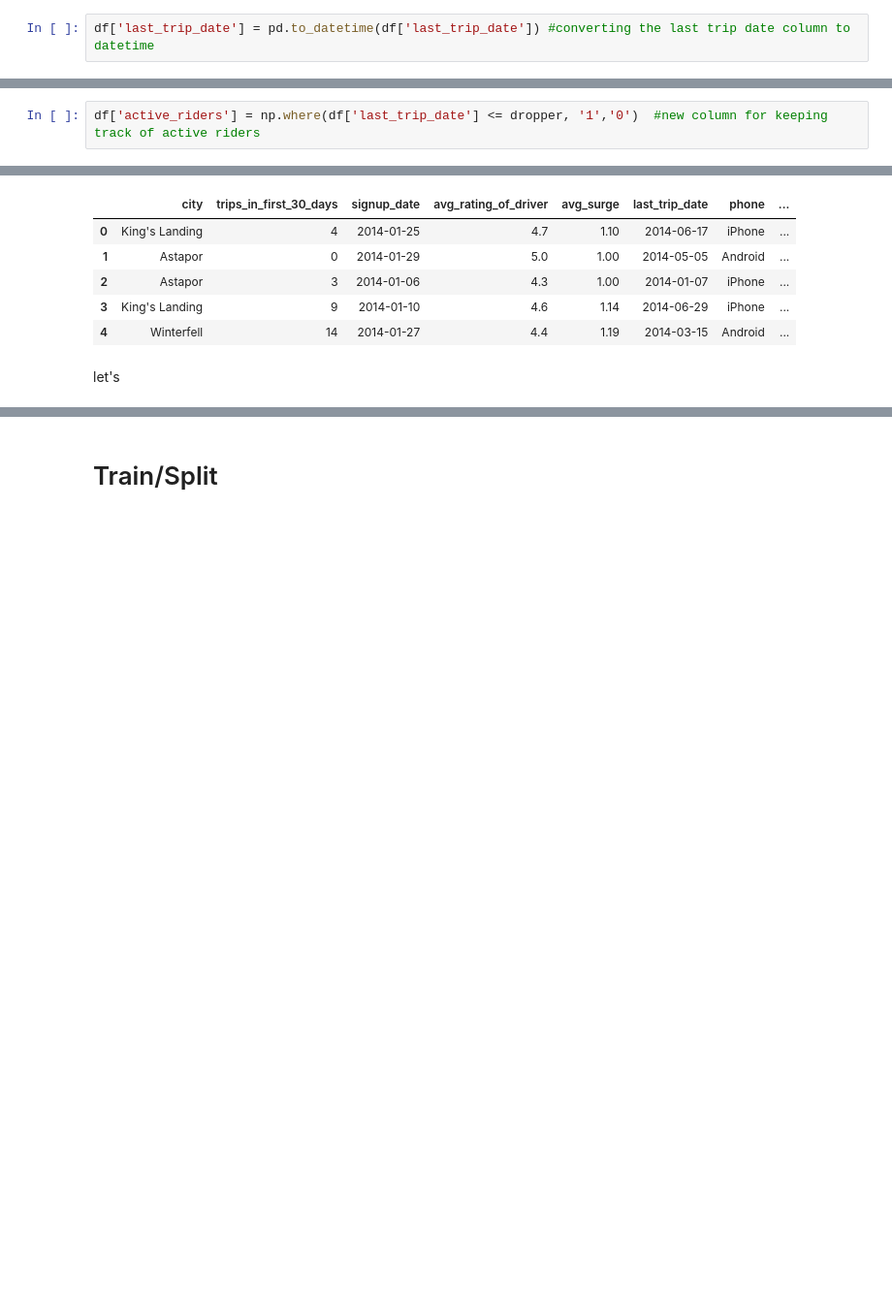
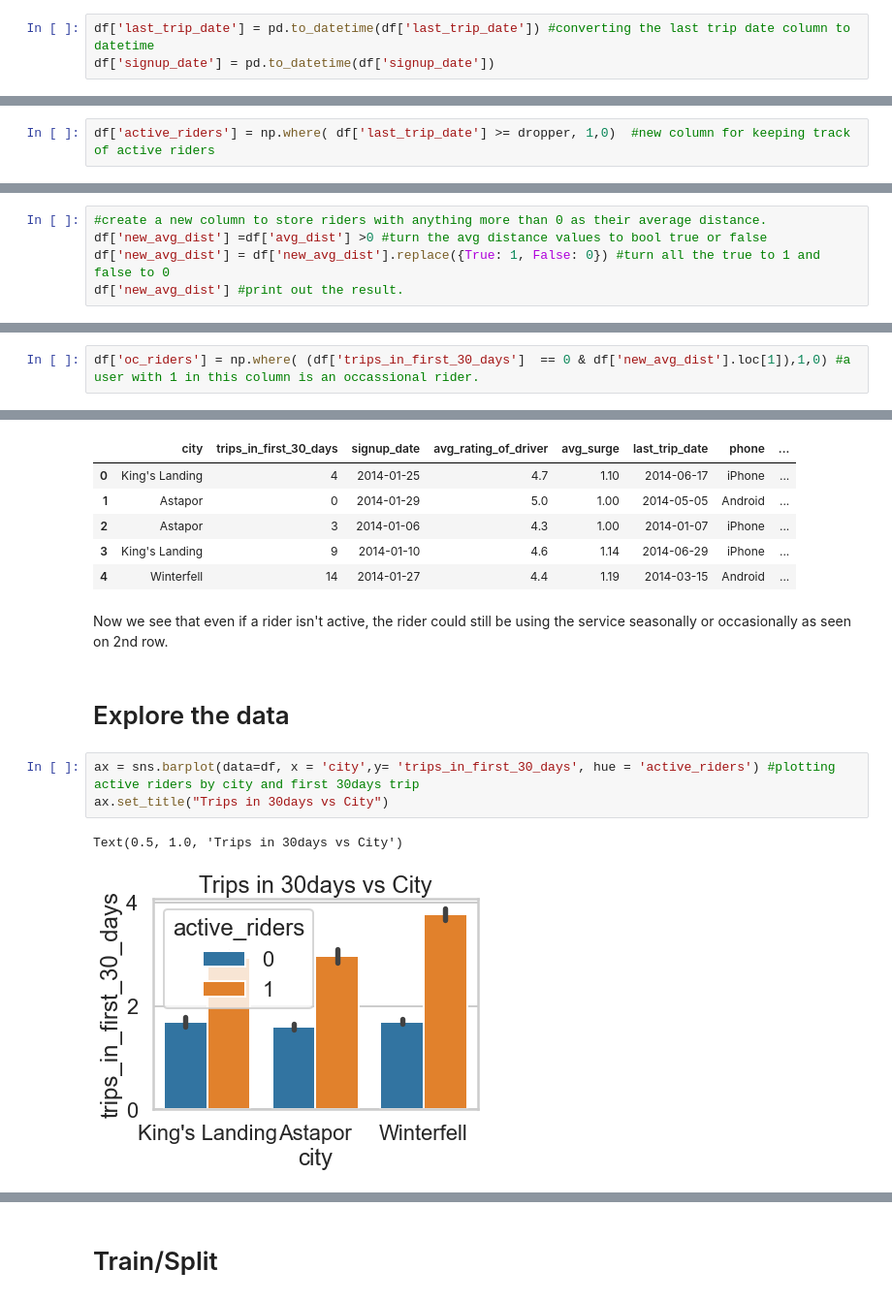
Before and after one commit to samokoye/Last-Springboard-Projects, a Jupyter notebook: ultimate_challenge/Ultimate Challenge Data Science.ipynb, the cells around one changed output, grey strips where cells are left out. Shown at 97% size. Cells and saved outputs as stored; diff of their text form; blank space fills up the shorter version.

```diff
--- a/ultimate_challenge/Ultimate Challenge Data Science.ipynb
+++ b/ultimate_challenge/Ultimate Challenge Data Science.ipynb
@@ -471,6 +471,7 @@ I will need to define a couple of new columns to properly build my model. If a u
 days_change = timedelta(days=30) #setting the day limit for calling a user a dropper
 # %%
 df['last_trip_date'] = pd.to_datetime(df['last_trip_date']) #converting the last trip date column to datetime
+df['signup_date'] = pd.to_datetime(df['signup_date'])
 # %%
 dropper = df['last_trip_date'].max() - days_change # the dropper will be the max of the last trip date took minus the dropper limit
 dropper
@@ -481,2 +482,2 @@ from here on any user doesn't meet the dropper criteria will be labeled inactive
 # %%
-df['active_riders'] = np.where(df['last_trip_date'] <= dropper, '1','0')  #new column for keeping track of active riders
+df['active_riders'] = np.where( df['last_trip_date'] >= dropper, 1,0)  #new column for keeping track of active riders
@@ -482,0 +486,5 @@ df['active_riders'] = np.where(df['last_trip_date'] <= dropper, '1','0')  #new c
+# %%
+#create a new column to store riders with anything more than 0 as their average distance.
+df['new_avg_dist'] =df['avg_dist'] >0 #turn the avg distance values to bool true or false
+df['new_avg_dist'] = df['new_avg_dist'].replace({True: 1, False: 0}) #turn all the true to 1 and false to 0
+df['new_avg_dist'] #print out the result.
@@ -483,3 +506,5 @@ df['active_riders'] = np.where(df['last_trip_date'] <= dropper, '1','0')  #new c
+# %%
+df['oc_riders'] = np.where( (df['trips_in_first_30_days']  == 0 & df['new_avg_dist'].loc[1]),1,0) #a user with 1 in this column is an occassional rider.
 # %%
 df.head(5)
 # %% [output]
@@ -489,5 +514,13 @@ df.head(5)
 | 2 | Astapor | 3 | 2014-01-06 | 4.3 | 1.00 | 2014-01-07 | iPhone | ... |
 | 3 | King's Landing | 9 | 2014-01-10 | 4.6 | 1.14 | 2014-06-29 | iPhone | ... |
 | 4 | Winterfell | 14 | 2014-01-27 | 4.4 | 1.19 | 2014-03-15 | Android | ... |
-# %% [markdown]
-let's
+# %% [markdown]
+Now we see that even if a rider isn't active, the rider could still be using the service seasonally or occasionally as seen on 2nd row.
+# %% [markdown]
+# Explore the data
+# %%
+ax = sns.barplot(data=df, x = 'city',y= 'trips_in_first_30_days', hue = 'active_riders') #plotting active riders by city and first 30days trip
+ax.set_title("Trips in 30days vs City")
+# %% [output]
+Text(0.5, 1.0, 'Trips in 30days vs City')
+[figure, added]
```
Also changed, not shown: parts of 39 cells of this notebook.
